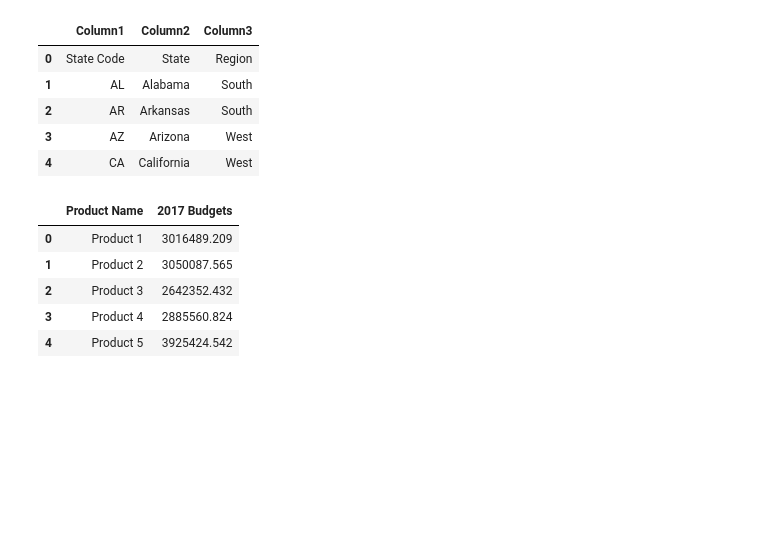
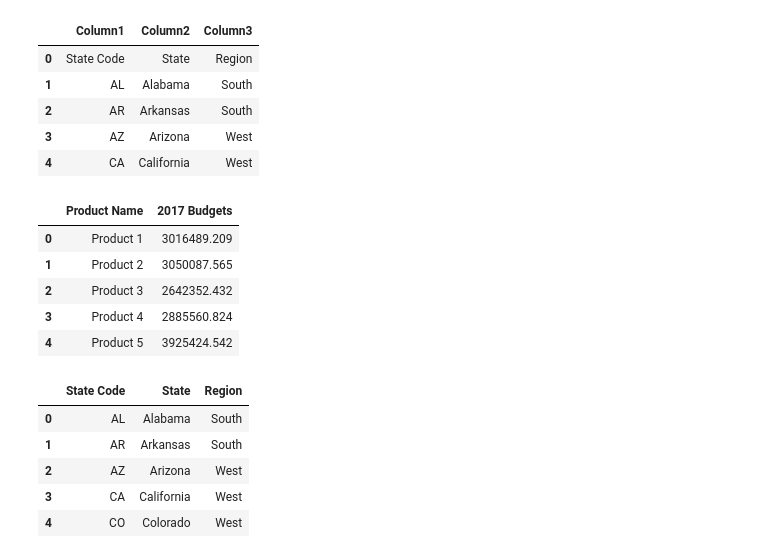
Before and after one commit to akhileshdesai-022/Regional-Sales-Analysis, a Jupyter notebook: Regional Sales Analysis.ipynb, the cells around one changed output. Cells and saved outputs as stored; diff of their text form; code cells hidden in the pictures; blank space fills up the shorter version.

```diff
--- a/Regional Sales Analysis.ipynb
+++ b/Regional Sales Analysis.ipynb
@@ -112,3 +112,19 @@ df_budgets.head(5)
 | 2 | Product 3 | 2642352.432 |
 | 3 | Product 4 | 2885560.824 |
 | 4 | Product 5 | 3925424.542 |
+# %%
+# now see in state_reg table colunm name is in 0th row state code and
+# all so we need to treat that row as column so we have done this
+
+new_header = df_state_reg.iloc[0]
+df_state_reg.columns = new_header
+df_state_reg = df_state_reg[1:].reset_index(drop=True)
+
+df_state_reg.head(5)
+# %% [output]
+|  | State Code | State | Region |
+| 0 | AL | Alabama | South |
+| 1 | AR | Arkansas | South |
+| 2 | AZ | Arizona | West |
+| 3 | CA | California | West |
+| 4 | CO | Colorado | West |
```
Also changed, not shown: parts of 6 cells of this notebook.
